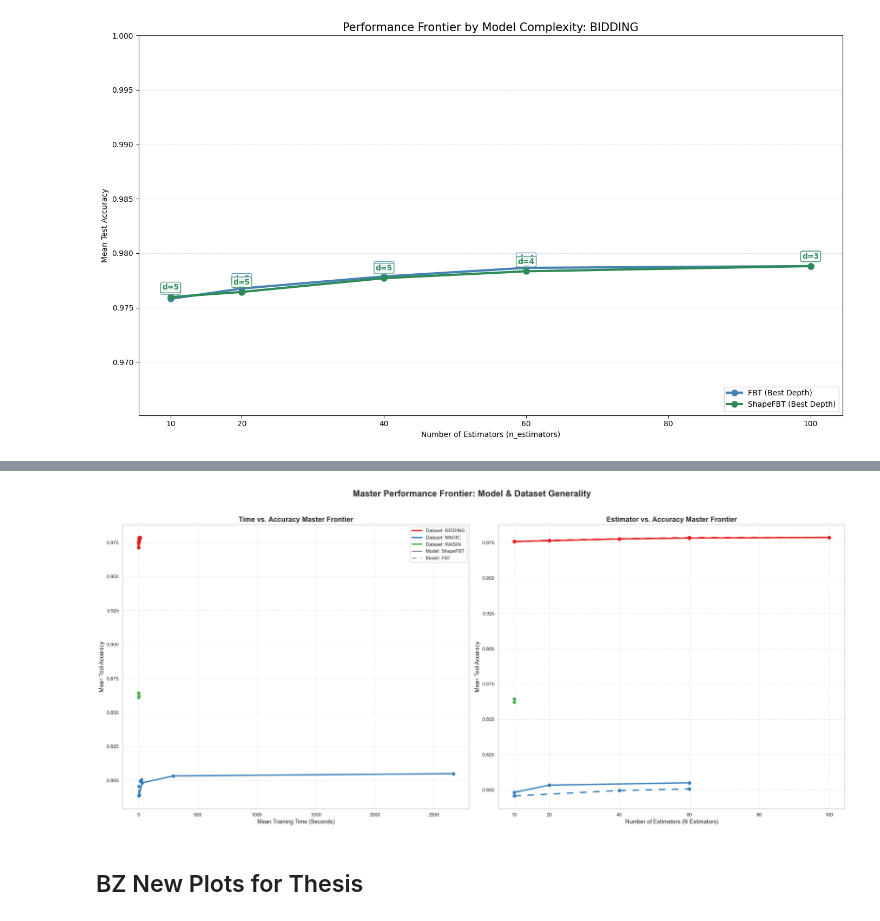
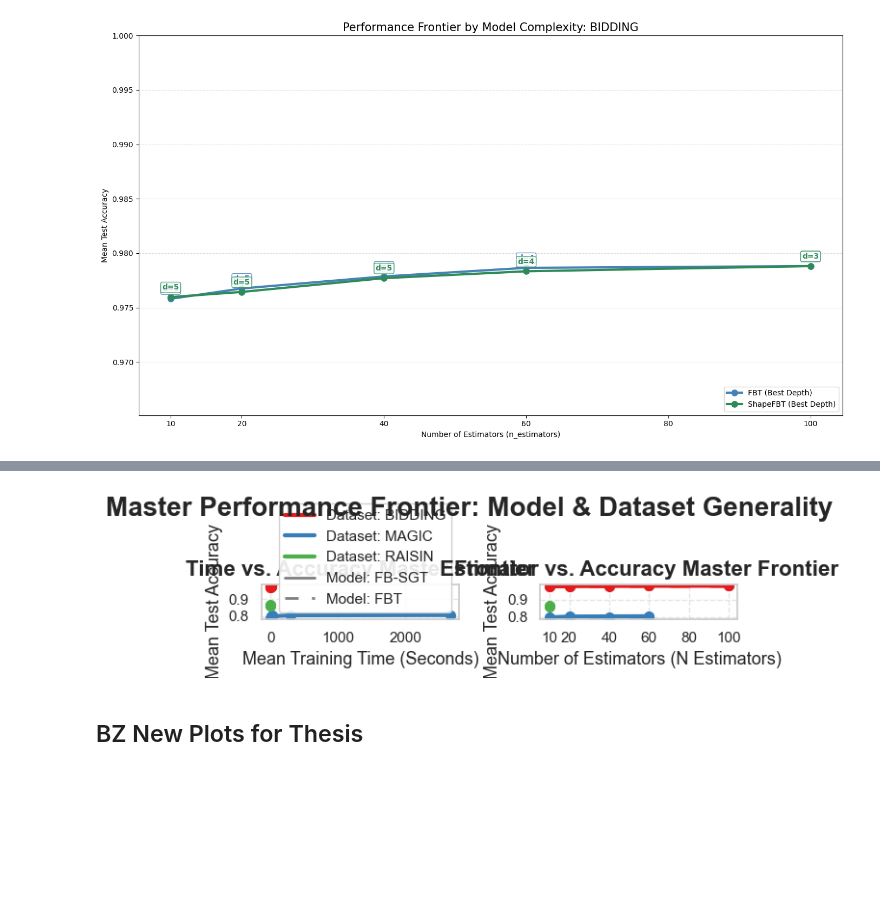
Before and after one commit to bzorbozan/SagiXGBoostTreeApproximator, a Jupyter notebook: analysis/capability_analysis.ipynb, the cells around one changed output, grey strips where cells are left out. Saved outputs shown, nothing was run; the diff lists cells and outputs as text; code cells hidden in the pictures; blank space fills up the shorter version.

```diff
--- a/analysis/capability_analysis.ipynb
+++ b/analysis/capability_analysis.ipynb
@@ -16,6 +16,8 @@ file_path = os.path.join("..", "processed_capability_results", "capability_resul
 
 if os.path.exists(file_path):
     df = pd.read_csv(file_path)
+    # Display name in plots (CSV still uses legacy label)
+    df.loc[df["model"] == "Shape" + "FBT", "model"] = "FB-SGT"
     print("Success! File loaded.")
 else:
     # If it still fails, let's see exactly where it is looking
@@ -497,10 +516,10 @@ def generate_master_frontiers(df):
     # Fixed the color_palette attribute name
     dataset_colors = sns.color_palette("Set1", n_colors=len(datasets))
 
-    # Textures/Line Styles for Models: ShapeFBT is Solid, FBT is Dashed
-    model_styles = {'FBT': (0, (5, 5)), 'ShapeFBT': '-'}
+    # Textures/Line Styles for Models: FB-SGT is Solid, FBT is Dashed
+    model_styles = {'FBT': (0, (5, 5)), 'FB-SGT': '-'}
 
-    fig, (ax_time, ax_est) = plt.subplots(1, 2, figsize=(24, 11), dpi=100)
+    fig, (ax_time, ax_est) = plt.subplots(1, 2, figsize=(6, 2), dpi=100)
     fig.suptitle("Master Performance Frontier: Model & Dataset Generality", fontsize=20, fontweight='bold', y=0.98)
 
     # Build a custom legend for clarity
@@ -552,35 +571,35 @@ def generate_master_frontiers(df):
             f_df_est = pd.DataFrame(frontier_est)
 
             ax_est.plot(f_df_est['n_estimators'], f_df_est['test_acc'],
                         color=ds_color, linestyle=m_style, linewidth=3, marker='o', markersize=7)
 
     # Adding Model Style definitions to the custom legend
-    legend_elements.append(Line2D([0], [0], color='gray', lw=2, label='Model: ShapeFBT', linestyle=model_styles['ShapeFBT']))
+    legend_elements.append(Line2D([0], [0], color='gray', lw=2, label='Model: FB-SGT', linestyle=model_styles['FB-SGT']))
     legend_elements.append(Line2D([0], [0], color='gray', lw=2, label='Model: FBT', linestyle=model_styles['FBT']))
 
     # --- PLOT 1: Time Frontier Aesthetics ---
     ax_time.set_title("Time vs. Accuracy Master Frontier", fontsize=16, fontweight='bold')
     ax_time.set_xlabel("Mean Training Time (Seconds)", fontsize=13)
     ax_time.set_ylabel("Mean Test Accuracy", fontsize=13)
     ax_time.grid(True, linestyle='--', alpha=0.5)
 
     # --- PLOT 2: Estimator Frontier Aesthetics ---
     ax_est.set_title("Estimator vs. Accuracy Master Frontier", fontsize=16, fontweight='bold')
     ax_est.set_xlabel("Number of Estimators (N Estimators)", fontsize=13)
     ax_est.set_ylabel("Mean Test Accuracy", fontsize=13)
     ax_est.grid(True, linestyle='--', alpha=0.5)
     ax_est.set_xticks(sorted(df['n_estimators'].unique()))
 
     # Unified legend
     ax_time.legend(handles=legend_elements, loc='best', frameon=True, facecolor='white', framealpha=0.9, fontsize=11)
 
     plt.tight_layout(rect=[0, 0, 1, 0.96])
     plt.show()
 
 # Run the plot
 generate_master_frontiers(df)
 # %% [output]
-[figure, old version]
+[figure, new version]
 # %% [markdown]
 ## BZ New Plots for Thesis
 # %%
```
Also changed, not shown: parts of 20 cells of this notebook, 5 other files.
